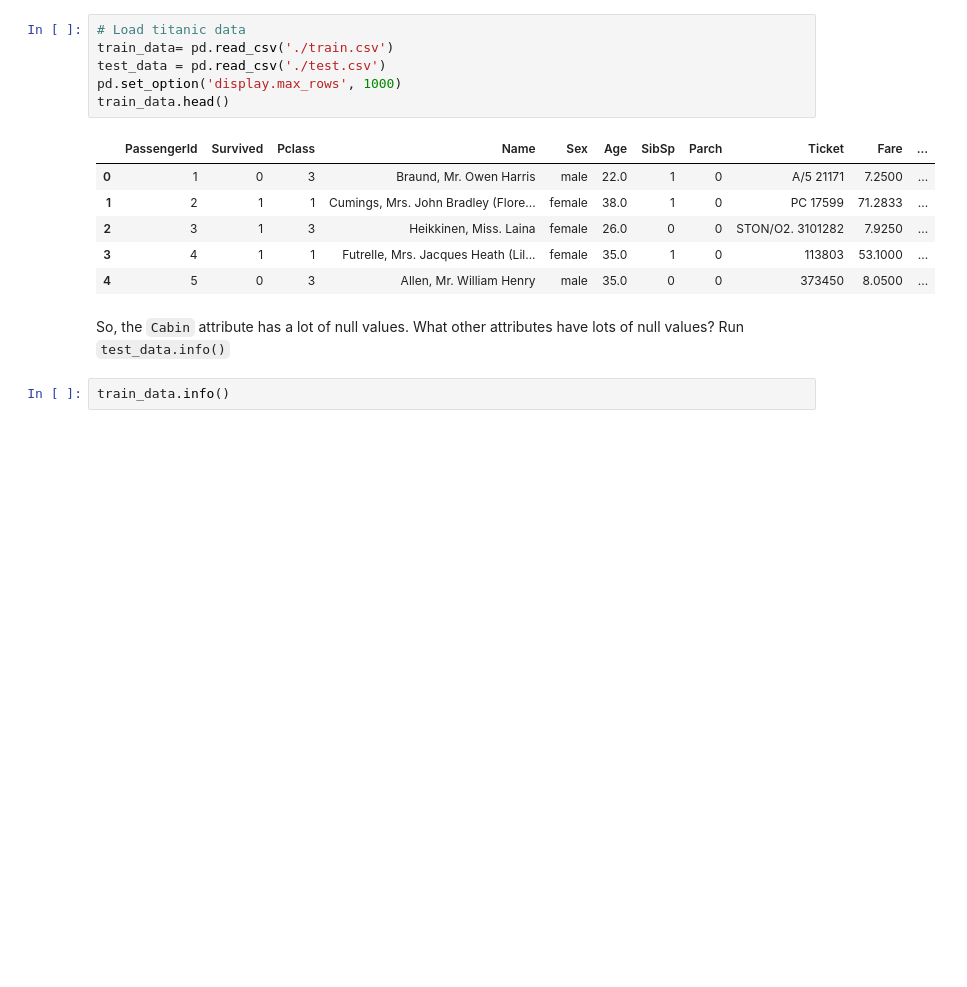
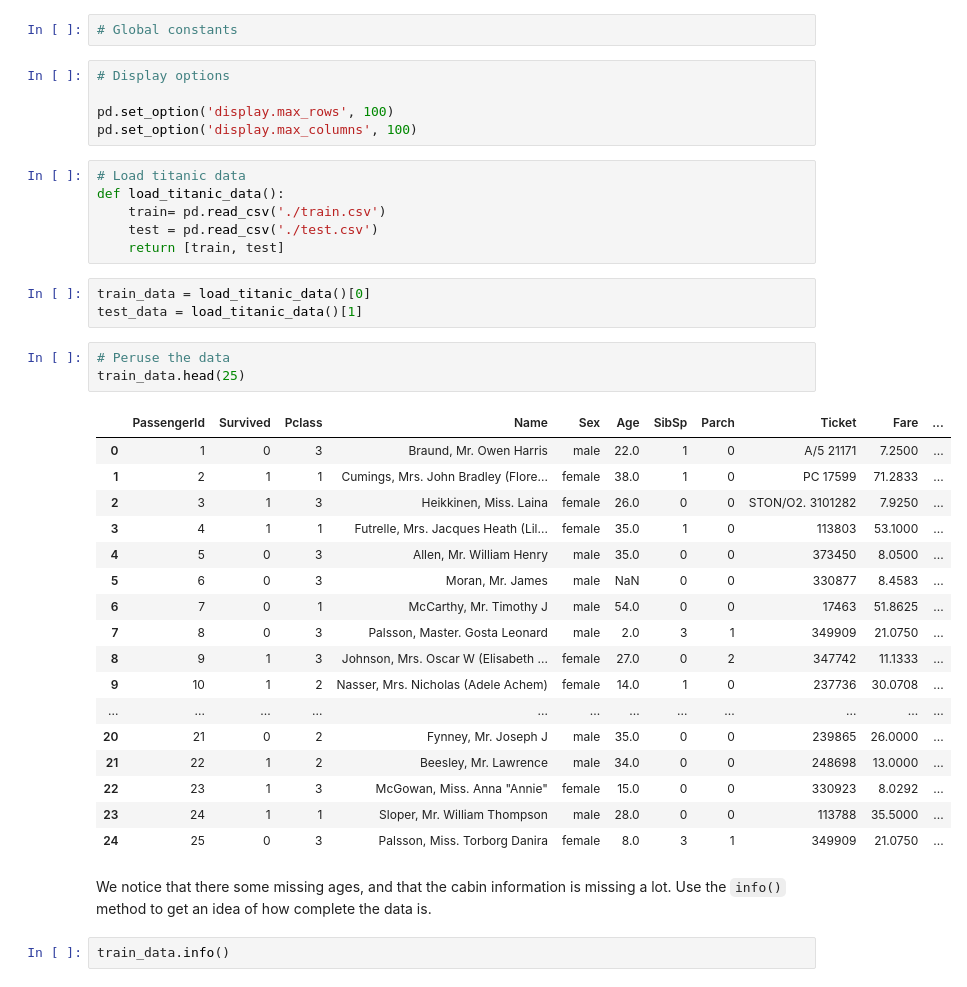
Before and after one commit to pvasudev16/titanic, a Jupyter notebook: titanic.ipynb, the cells around one changed output. Drawn from its saved outputs; the diff is of its cells as text; blank space fills up the shorter version.

Commit message:
Improve titanic.ipynb notbook

```diff
--- a/titanic.ipynb
+++ b/titanic.ipynb
@@ -13,18 +20,42 @@ import seaborn as sns
+# %%
+# Global constants
+# %%
+# Display options
+
+pd.set_option('display.max_rows', 100)
+pd.set_option('display.max_columns', 100)
 # %%
 # Load titanic data
-train_data= pd.read_csv('./train.csv')
-test_data = pd.read_csv('./test.csv')
-pd.set_option('display.max_rows', 1000)
-train_data.head()
+def load_titanic_data():
+    train= pd.read_csv('./train.csv')
+    test = pd.read_csv('./test.csv')
+    return [train, test]
-# %% [output]
-|  | PassengerId | Survived | Pclass | Name | Sex | Age | SibSp | Parch | Ticket | Fare | ... |
-| 0 | 1 | 0 | 3 | Braund, Mr. Owen Harris | male | 22.0 | 1 | 0 | A/5 21171 | 7.2500 | ... |
-| 1 | 2 | 1 | 1 | Cumings, Mrs. John Bradley (Flore... | female | 38.0 | 1 | 0 | PC 17599 | 71.2833 | ... |
-| 2 | 3 | 1 | 3 | Heikkinen, Miss. Laina | female | 26.0 | 0 | 0 | STON/O2. 3101282 | 7.9250 | ... |
-| 3 | 4 | 1 | 1 | Futrelle, Mrs. Jacques Heath (Lil... | female | 35.0 | 1 | 0 | 113803 | 53.1000 | ... |
-| 4 | 5 | 0 | 3 | Allen, Mr. William Henry | male | 35.0 | 0 | 0 | 373450 | 8.0500 | ... |
-# %% [markdown]
-So, the `Cabin` attribute has a lot of null values. What other attributes have lots of null values? Run `test_data.info()`
+# %%
+train_data = load_titanic_data()[0]
+test_data = load_titanic_data()[1]
+# %%
+# Peruse the data
+train_data.head(25)
+# %% [output]
+|  | PassengerId | Survived | Pclass | Name | Sex | Age | SibSp | Parch | Ticket | Fare | ... |
+| 0 | 1 | 0 | 3 | Braund, Mr. Owen Harris | male | 22.0 | 1 | 0 | A/5 21171 | 7.2500 | ... |
+| 1 | 2 | 1 | 1 | Cumings, Mrs. John Bradley (Flore... | female | 38.0 | 1 | 0 | PC 17599 | 71.2833 | ... |
+| 2 | 3 | 1 | 3 | Heikkinen, Miss. Laina | female | 26.0 | 0 | 0 | STON/O2. 3101282 | 7.9250 | ... |
+| 3 | 4 | 1 | 1 | Futrelle, Mrs. Jacques Heath (Lil... | female | 35.0 | 1 | 0 | 113803 | 53.1000 | ... |
+| 4 | 5 | 0 | 3 | Allen, Mr. William Henry | male | 35.0 | 0 | 0 | 373450 | 8.0500 | ... |
+| 5 | 6 | 0 | 3 | Moran, Mr. James | male | NaN | 0 | 0 | 330877 | 8.4583 | ... |
+| 6 | 7 | 0 | 1 | McCarthy, Mr. Timothy J | male | 54.0 | 0 | 0 | 17463 | 51.8625 | ... |
+| 7 | 8 | 0 | 3 | Palsson, Master. Gosta Leonard | male | 2.0 | 3 | 1 | 349909 | 21.0750 | ... |
+| 8 | 9 | 1 | 3 | Johnson, Mrs. Oscar W (Elisabeth ... | female | 27.0 | 0 | 2 | 347742 | 11.1333 | ... |
+| 9 | 10 | 1 | 2 | Nasser, Mrs. Nicholas (Adele Achem) | female | 14.0 | 1 | 0 | 237736 | 30.0708 | ... |
+| ... | ... | ... | ... | ... | ... | ... | ... | ... | ... | ... | ... |
+| 20 | 21 | 0 | 2 | Fynney, Mr. Joseph J | male | 35.0 | 0 | 0 | 239865 | 26.0000 | ... |
+| 21 | 22 | 1 | 2 | Beesley, Mr. Lawrence | male | 34.0 | 0 | 0 | 248698 | 13.0000 | ... |
+| 22 | 23 | 1 | 3 | McGowan, Miss. Anna "Annie" | female | 15.0 | 0 | 0 | 330923 | 8.0292 | ... |
+| 23 | 24 | 1 | 1 | Sloper, Mr. William Thompson | male | 28.0 | 0 | 0 | 113788 | 35.5000 | ... |
+| 24 | 25 | 0 | 3 | Palsson, Miss. Torborg Danira | female | 8.0 | 3 | 1 | 349909 | 21.0750 | ... |
+# %% [markdown]
+We notice that there some missing ages, and that the cabin information is missing a lot. Use the `info()` method to get an idea of how complete the data is.
 # %%
 train_data.info()
 # %% [output]
```
Also changed, not shown: parts of 45 cells of this notebook.
